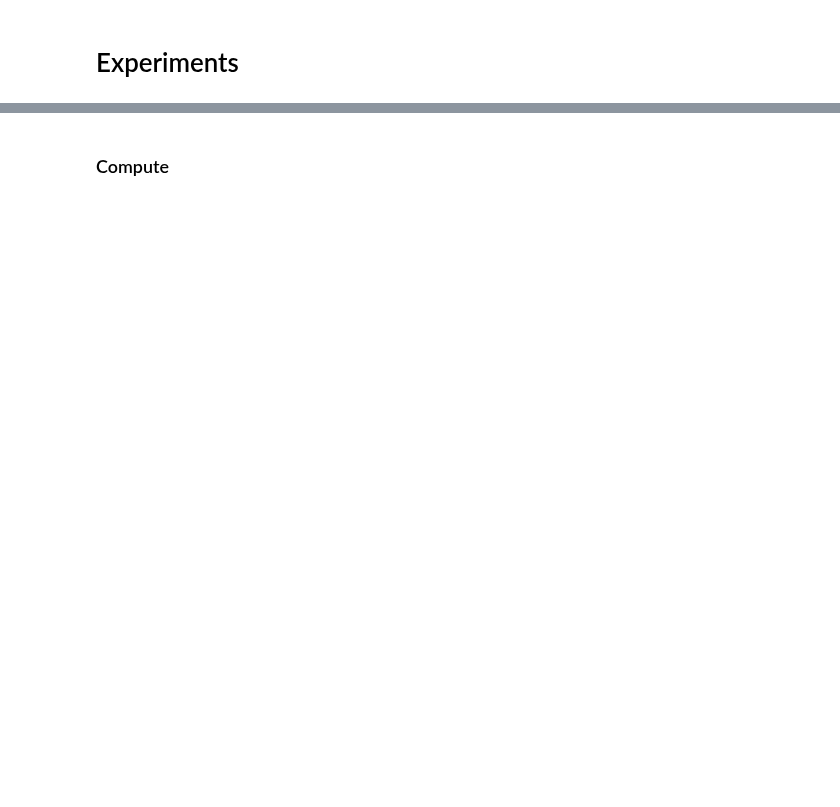
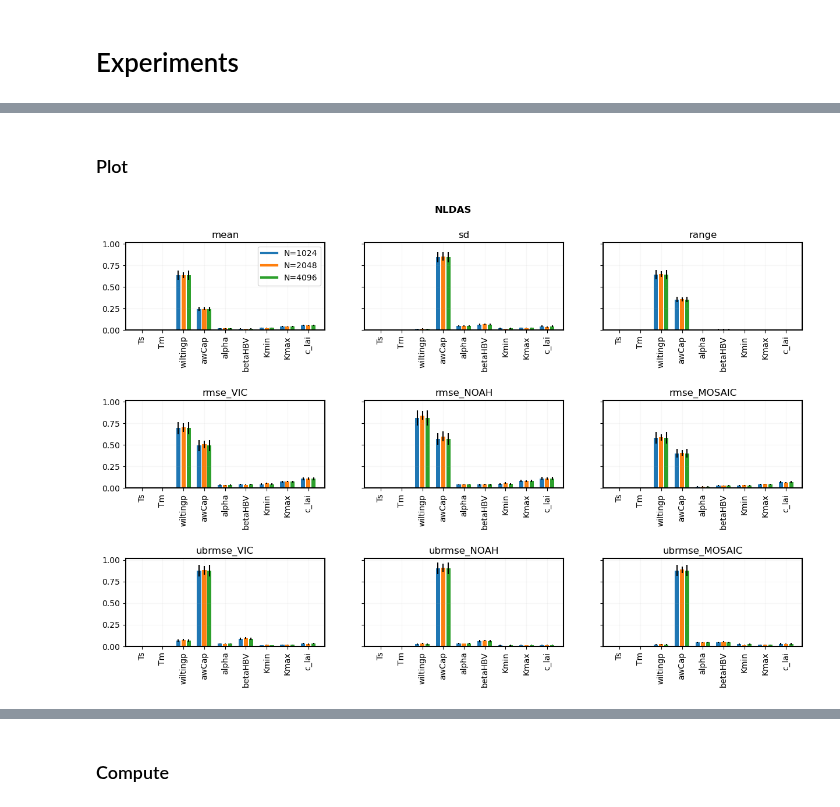
Before and after one commit to david0811/lafferty-etal-2024-tbd, a Jupyter notebook: code/01_WBM_SA.ipynb, the cells around one changed output, grey strips where cells are left out. Drawn from its saved outputs; the diff is of its cells as text; code cells hidden in the pictures; blank space fills up the shorter version.

```diff
--- a/code/01_WBM_SA.ipynb
+++ b/code/01_WBM_SA.ipynb
@@ -234,0 +206,27 @@ def wbm_sa(ix, iy, forcing, eval, tas_delta, prcp_factor, experiment_name, N, sa
+# %%
+# Uncertain parameters
+param_dict = {}
+
+### Snow dynamics
+param_dict['Ts'] = [-3, -1] # Snowfall threshold [C]
+param_dict['Tm'] = [1, 3] # Snowmelt threshold [C]
+
+### Soil characteristics
+param_dict['wiltingp'] = [50, 300] # Wilting point [mm]
+param_dict['awCap'] = [100, 400] # Available water capacity [mm/m] (mm with rootDepth of 1m)
+
+param_dict['alpha'] = [1, 10] # affects AET []
+param_dict['betaHBV'] = [1, 10] # affects runoff []
+
+### Kc timeseries (for non-crop)
+param_dict['Kmin'] = [0.1, 0.99]
+param_dict['Kmax'] = [1., 2.]
+param_dict['c_lai'] = [0.1, 1.]
+
+# Store
+with open(f"{project_data_path}/WBM/SA/{experiment_name}.json", 'w') as f:
+    json.dump(param_dict, f)
+
+store_params(param_dict, 1024, f"{experiment_name}_1024")
+store_params(param_dict, 2048, f"{experiment_name}_2048")
+store_params(param_dict, 4096, f"{experiment_name}_4096")
@@ -234,0 +265,10 @@ def wbm_sa(ix, iy, forcing, eval, tas_delta, prcp_factor, experiment_name, N, sa
+# %% [markdown]
+### Plot
+# %%
+obs_name = "NLDAS"
+experiment = "yellowstone"
+save_name = f"{experiment}_{obs_name}_hist"
+
+make_hist_plot(obs_name, experiment, save_name)
+# %% [output]
+[figure, added]
```
Also changed, not shown: parts of 36 cells of this notebook, 8 other files.
